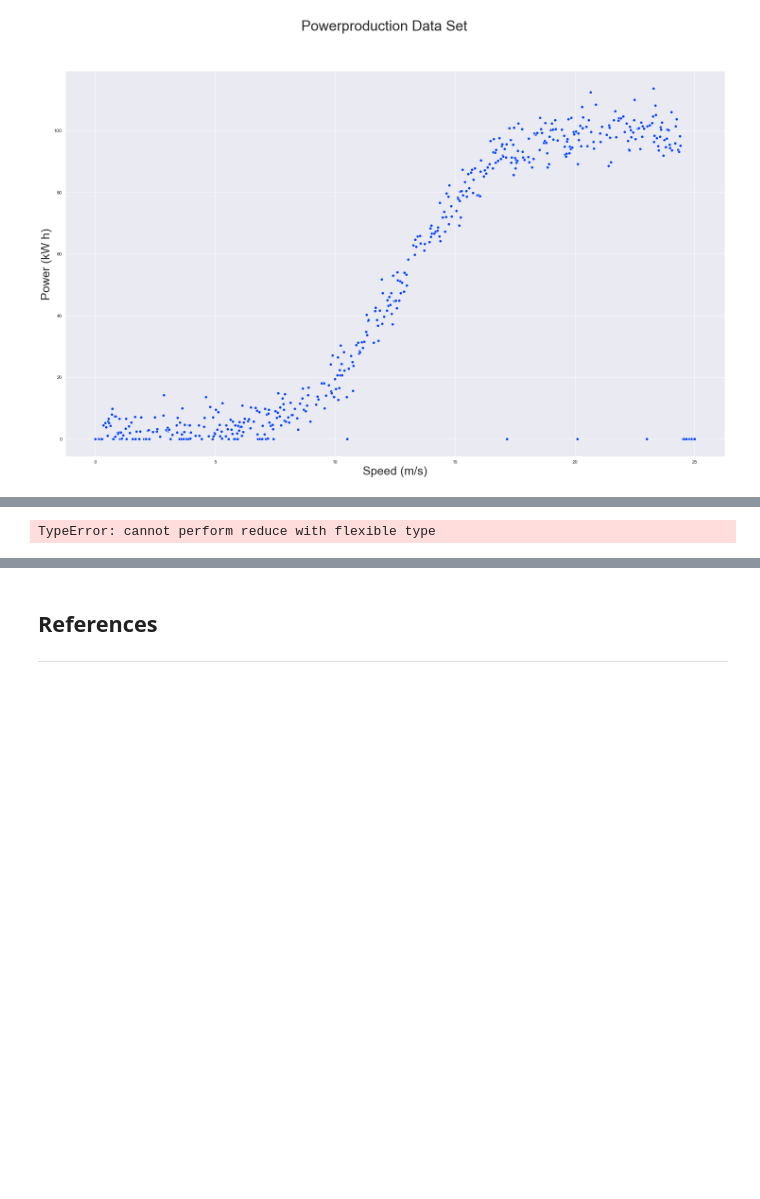
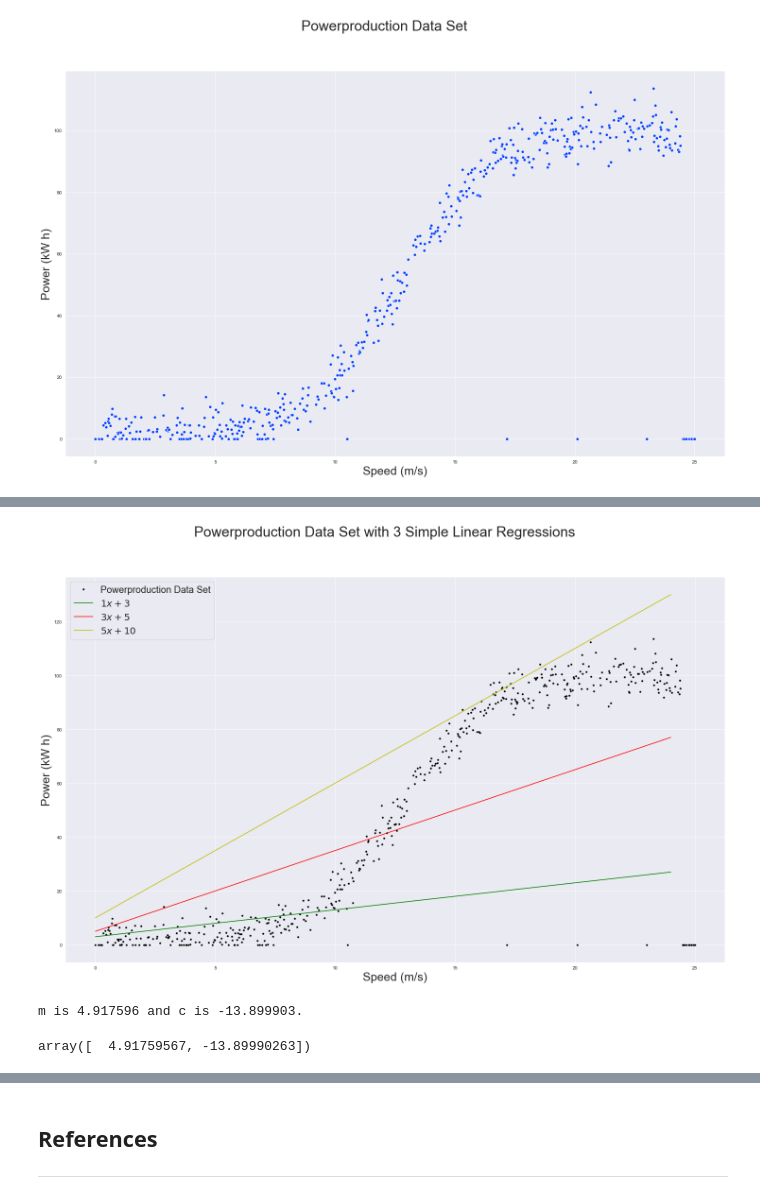
Before and after one commit to JPLee01/Fundamentals_of_Data_Analysis-Project_2020, a Jupyter notebook: Fundamentals of Data Analysis - Project 2020.ipynb, the cells around one changed output, grey strips where cells are left out. Cells and saved outputs as stored; diff of their text form; code cells hidden in the pictures; blank space fills up the shorter version.

Commit message:
Simple Linear Regression some explination and code wrote.

```diff
--- a/Fundamentals of Data Analysis - Project 2020.ipynb
+++ b/Fundamentals of Data Analysis - Project 2020.ipynb
@@ -288,19 +301,52 @@ As stated earlier linear regression is focused on modeling the relationship betw
+# %%
+#Plot the Powerproduction Data Set
+plt.plot(powerproduction_dataset.speed, powerproduction_dataset.power, 'k.', label="Powerproduction Data Set")
+
+#Create an array of 0 to 25 to allow the selected linear regression examples extend to the end of the Powerproduction Data Set
+x = np.arange(0.0, 25.0, 1.0)
+
+#Plot the randomly selected M and C values over the Powerproduction Data Set
+plt.plot(x, 1.0 * x + 3.0, 'g-', label=r"$1x + 3$")
+plt.plot(x, 3.0 * x +  5.0, 'r-', label=r"$3x +  5$")
+plt.plot(x, 5.0 * x + 10.0, 'y-', label=r"$5x + 10$")
+
+#Label the Axis
+plt.xlabel('Speed (m/s)', fontsize=25)
+plt.ylabel('Power (kW h)', fontsize=25)
+
+#Insert a legend
+plt.legend(fontsize=20)
+
+#Insert a Title
+plt. suptitle('Powerproduction Data Set with 3 Simple Linear Regressions', fontsize=30)
+
+#Disply the Plot
+plt.show()
+# %% [output]
+[figure, added]
 # %%
-# Calculate the best values for m and c.
+#Calculate the best values for m and c
 
-# First calculate the means (a.k.a. averages) of w and d.
-speed_avg = np.mean("speed")
-power_avg = np.mean("power")
+#First calculate the means (or averages) of Speed and Power
+speed_avg = np.mean(powerproduction_dataset.speed)
+power_avg = np.mean(powerproduction_dataset.power)
 
-# Subtract means from w and d.
-speed_zero = "speed" - speed_avg
-power_zero = "power" - power_avg
+#Subtract means from Speed and Power.
+speed_zero = powerproduction_dataset.speed - speed_avg
+power_zero = powerproduction_dataset.power - power_avg
 
-# The best m is found by the following calculation.
-m = np.sum(speed_zero * power_zero) / np.sum(speed_zero * spwer_zero)
-# Use m from above to calculate the best c.
+#The best m is found by the following calculation.
+m = np.sum(speed_zero * power_zero) / np.sum(speed_zero * speed_zero)
+#Use m from above to calculate the best c.
 c = power_avg - m * speed_avg
 
 print("m is %8.6f and c is %6.6f." % (m, c))
 # %% [output]
-TypeError: cannot perform reduce with flexible type
+m is 4.917596 and c is -13.899903.
+# %%
+# Creation of coefficient variables i.e. best fit values or lowest cost for m and c
+# They are outputted as arrays
+coeffs1 = np.polyfit(powerproduction_dataset['speed'], powerproduction_dataset['power'], 1)
+coeffs1
+# %% [output]
+array([  4.91759567, -13.89990263])
```
Also changed, not shown: parts of 6 cells of this notebook.
